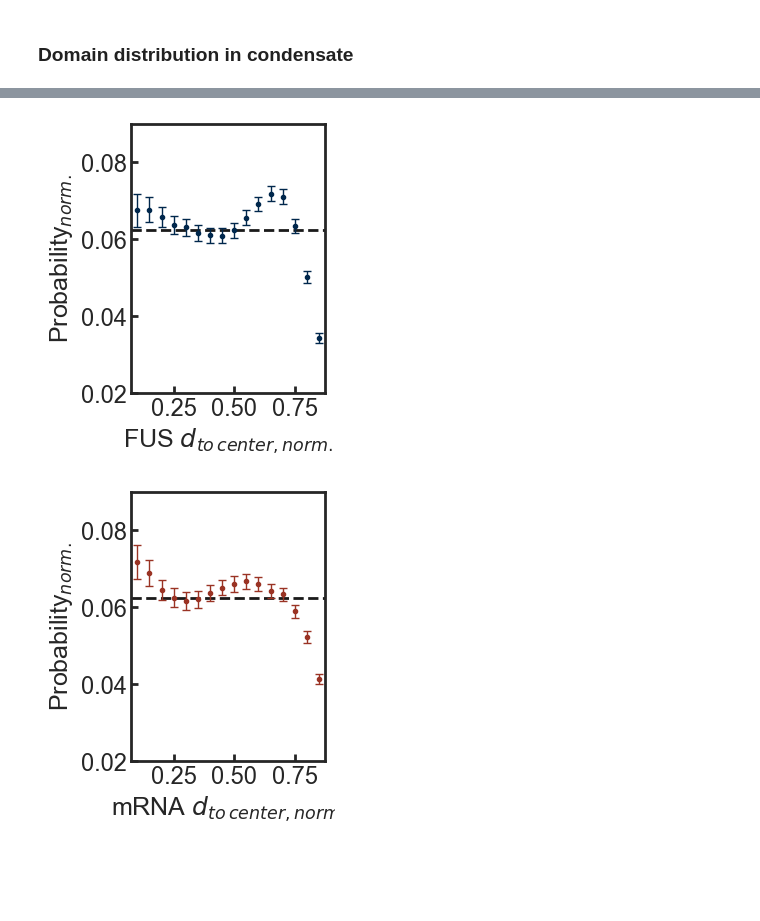
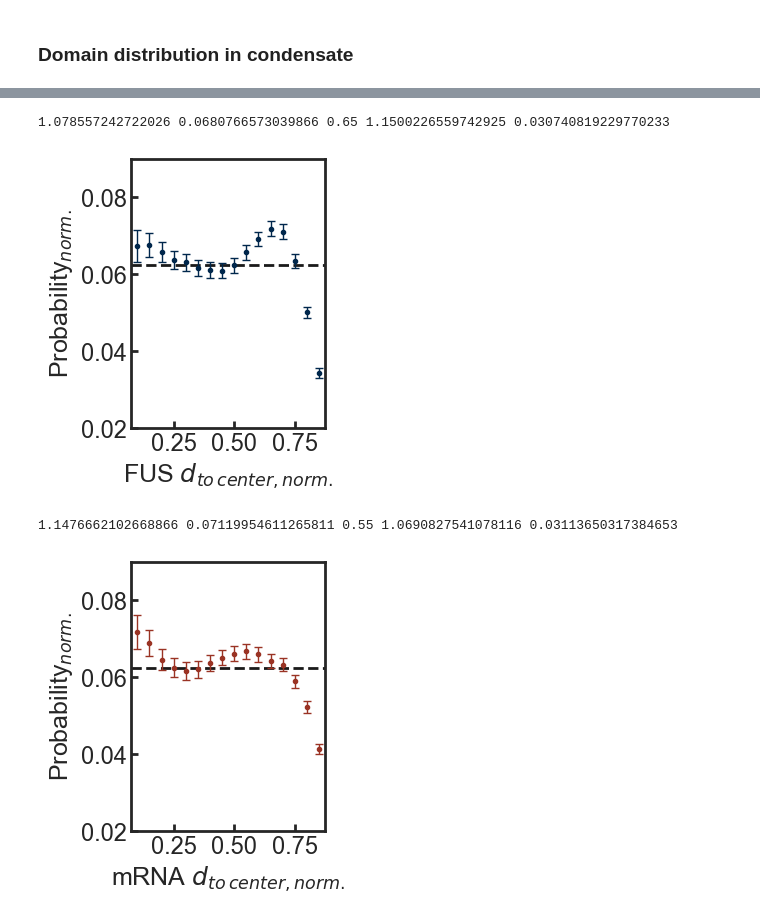
Before and after one commit to walterlab-um/intra_condensate_SPT, a Jupyter notebook: plot_paper_figure/Fig3_FL_FUS_ALEX_d2center_distribution.ipynb, the cells around one changed output, grey strips where cells are left out. Saved outputs shown, nothing was run; the diff lists cells and outputs as text; code cells hidden in the pictures; blank space fills up the shorter version.

Commit message:
print numbers of stats

```diff
--- a/plot_paper_figure/Fig3_FL_FUS_ALEX_d2center_distribution.ipynb
+++ b/plot_paper_figure/Fig3_FL_FUS_ALEX_d2center_distribution.ipynb
@@ -167,8 +167,17 @@ plt.savefig(
     bbox_inches="tight",
     dpi=300,
 )
+baseline = 1 / len(bin_starts)
+print(
+    lst_FUS_mean[0] / baseline,
+    lst_FUS_err[0] / baseline,
+    bar_x[-5],
+    lst_FUS_mean[-5] / baseline,
+    lst_FUS_err[-5] / baseline,
+)
 # %% [output]
+1.078557242722026 0.0680766573039866 0.65 1.1500226559742925 0.030740819229770233
-[figure, old version]
+[figure, new version]
 # %%
 fontsize = 18
 plt.figure(figsize=(2.5, 3.5))
@@ -179,31 +188,40 @@ plt.errorbar(
     lst_RNA_mean,
     yerr=lst_RNA_err,
     fmt=".",
     color="#9a3324",
     ecolor="#9a3324",
     elinewidth=1,
     capsize=3,
 )
 plt.xlim(bar_x[0] - dr_slidingrings / 2, bar_x[-1] + dr_slidingrings / 2)
 plt.ylim(0.02, 0.09)
 plt.xlabel(r"mRNA $\mathit{d}$$_{to\/center,norm.}$", fontsize=fontsize)
 plt.ylabel("Probability$_{norm.}$", fontsize=fontsize)
 plt.gca().spines[:].set_linewidth(2)
 plt.gca().tick_params(
     axis="both",
     which="major",
     labelsize=17,
     direction="in",
     bottom=True,
     left=True,
     length=5,
     width=2,
 )
 plt.savefig(
     "RNA_d2center_distribution.png",
     format="png",
     bbox_inches="tight",
     dpi=300,
 )
+baseline = 1 / len(bin_starts)
+print(
+    lst_RNA_mean[0] / baseline,
+    lst_RNA_err[0] / baseline,
+    bar_x[-7],
+    lst_RNA_mean[-7] / baseline,
+    lst_RNA_err[-7] / baseline,
+)
 # %% [output]
+1.1476662102668866 0.07119954611265811 0.55 1.0690827541078116 0.03113650317384653
-[figure, old version]
+[figure, new version]
```
Also changed, not shown: 1 other file.
